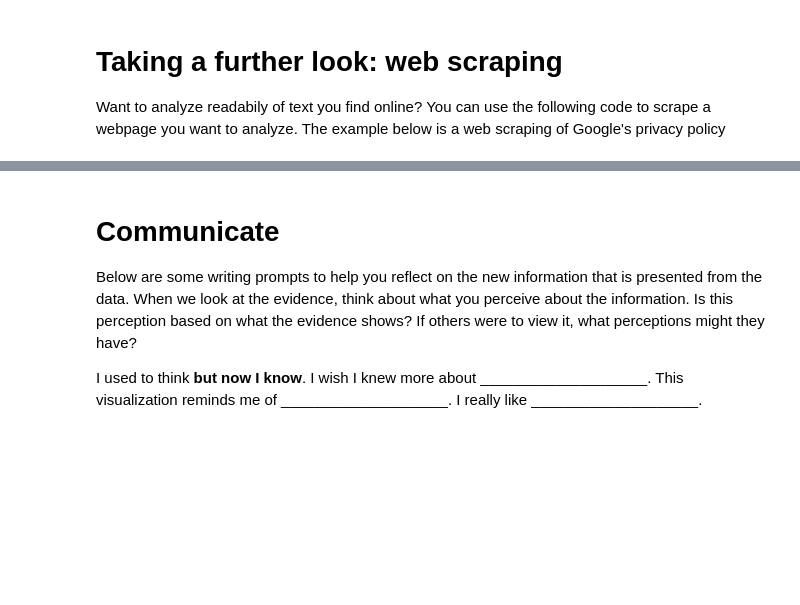
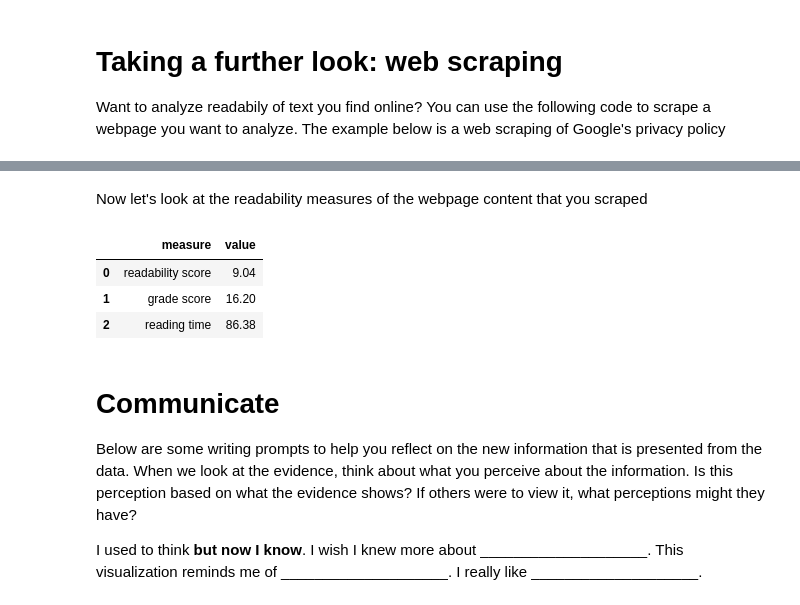
Before and after one commit to callysto/Data-Viz-of-the-Week, a Jupyter notebook: privacy-policies-readability.ipynb, the cells around one changed output, grey strips where cells are left out. Saved outputs shown, nothing was run; the diff lists cells and outputs as text; code cells hidden in the pictures; blank space fills up the shorter version.

Commit message:
add scraped page readability analysis

```diff
--- a/privacy-policies-readability.ipynb
+++ b/privacy-policies-readability.ipynb
@@ -297,0 +318,12 @@ scraped_texts
+# %% [markdown]
+Now let's look at the readability measures of the webpage content that you scraped
+# %%
+d = {'measure': ['readability score', 'grade score', 'reading time'],
+     'value': [textstat.dale_chall_readability_score(scraped_texts), textstat.flesch_kincaid_grade(scraped_texts), textstat.reading_time(scraped_texts, ms_per_char=14.69)]}
+df_scraped = pd.DataFrame(data=d)
+df_scraped
+# %% [output]
+|  | measure | value |
+| 0 | readability score | 9.04 |
+| 1 | grade score | 16.20 |
+| 2 | reading time | 86.38 |
```
Also changed, not shown: parts of 5 cells of this notebook.
